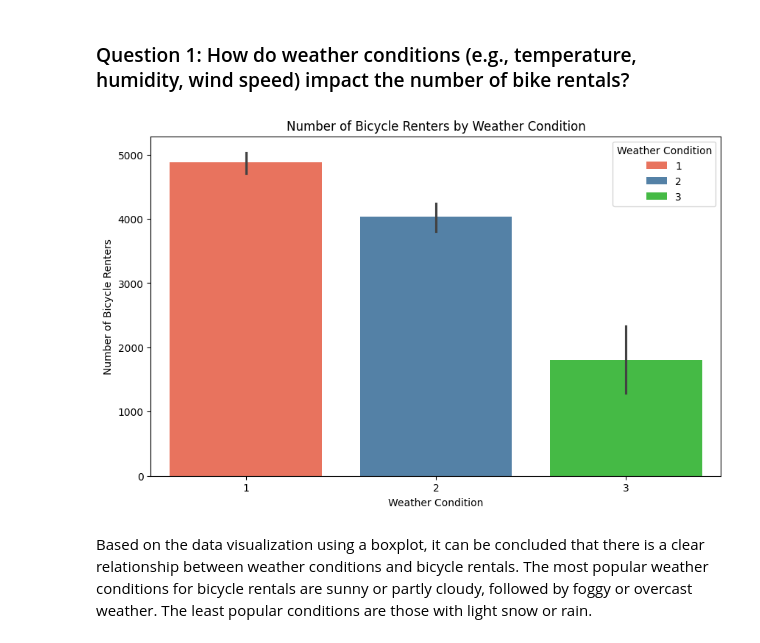
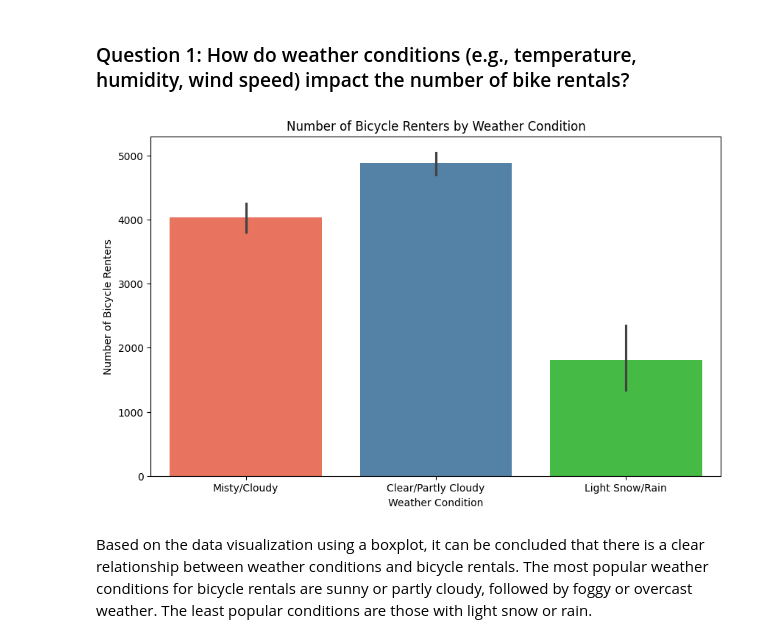
Before and after one commit to LywCodes/Data_Analyst_Project, a Jupyter notebook: notebook.ipynb, the cells around one changed output. Saved outputs shown, nothing was run; the diff lists cells and outputs as text; code cells hidden in the pictures.

```diff
--- a/notebook.ipynb
+++ b/notebook.ipynb
@@ -260,3 +263,18 @@ dtype: object
+# %%
+day_df['season'] = day_df['season'].map({
+    1: 'Spring', 2: 'Summer', 3: 'Fall', 4: 'Winter'
+})
+# %%
+day_df['weathersit'] = day_df['weathersit'].map({
+    1: 'Clear/Partly Cloudy',
+    2: 'Misty/Cloudy',
+    3: 'Light Snow/Rain',
+    4: 'Severe Weather'
+})
+# %%
+day_df['weekday'] = day_df['weekday'].map({
+    0: 'Sunday', 1: 'Monday', 2: 'Tuesday', 3: 'Wednesday', 4: 'Thursday', 5: 'Friday', 6: 'Saturday'
+})
 # %% [markdown]
 **Insight:**
 
@@ -436,20 +454,19 @@ Based on the results of the analysis above, the following statements were obtain
 # %%
 plt.figure(figsize=(10,6))
 sns.barplot(
     x='weathersit',
     y='cnt',
     data=day_df,
     hue='weathersit',
     palette=['#FF6347', '#4682B4', '#32CD32']
 )
 
 plt.title('Number of Bicycle Renters by Weather Condition')
 plt.xlabel('Weather Condition')
 plt.ylabel('Number of Bicycle Renters')
-plt.legend(title='Weather Condition')
 plt.show()
 # %% [output]
-[figure, old version]
+[figure, new version]
 # %% [markdown]
 Based on the data visualization using a boxplot, it can be concluded that there is a clear relationship between weather conditions and bicycle rentals. The most popular weather conditions for bicycle rentals are sunny or partly cloudy, followed by foggy or overcast weather. The least popular conditions are those with light snow or rain.
 # %% [markdown]
```
Also changed, not shown: parts of 15 cells of this notebook, 2 other files.
